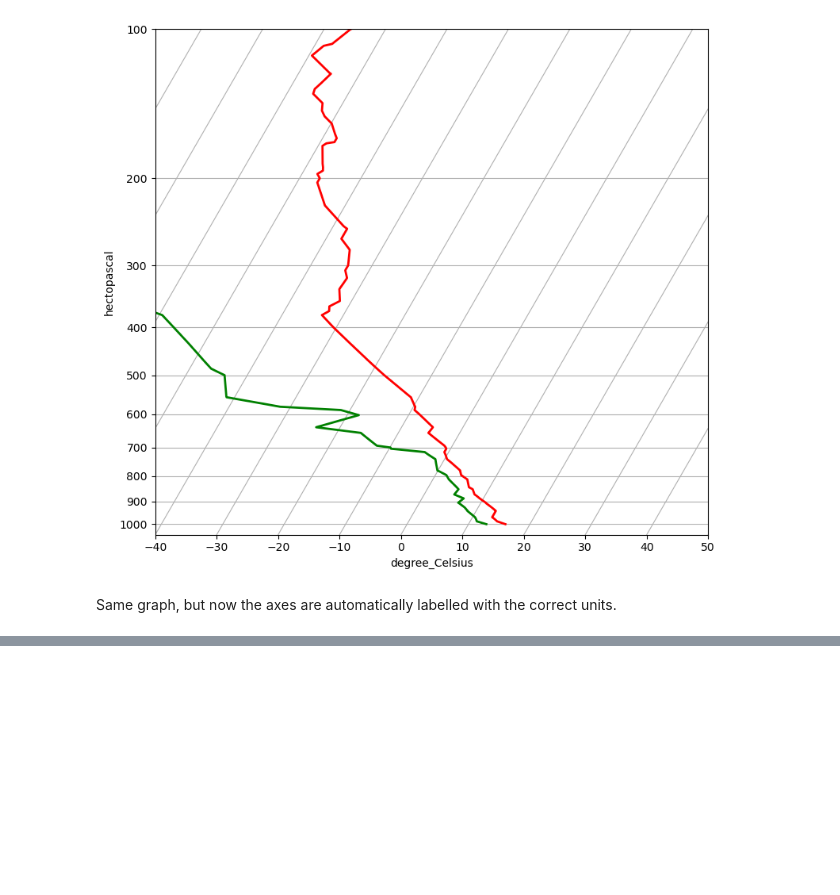
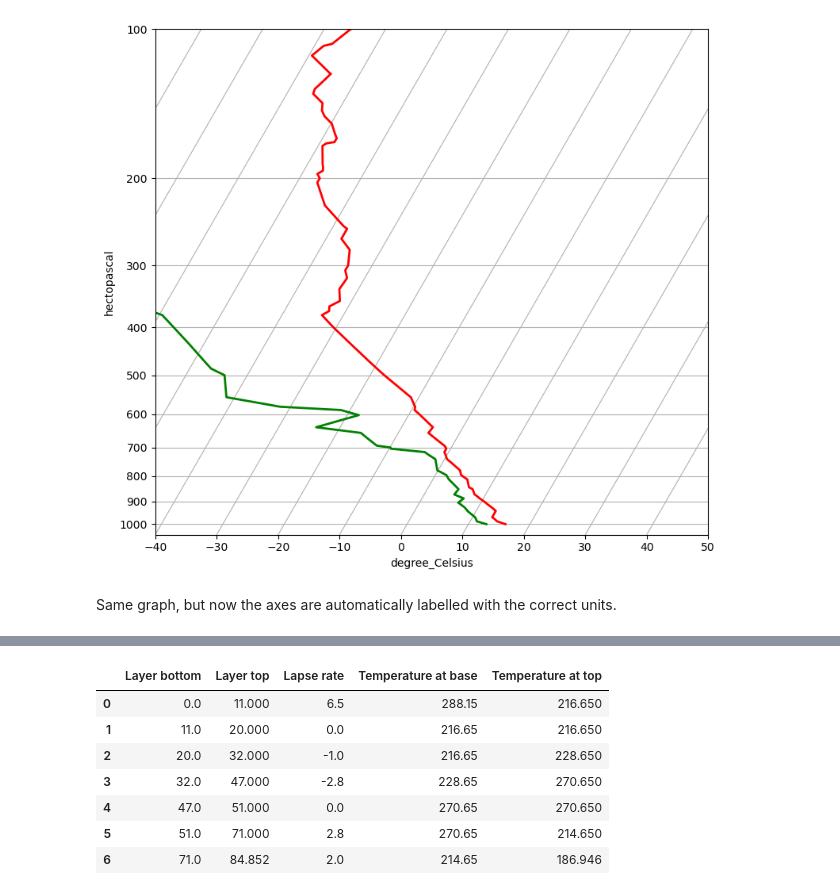
Before and after one commit to brian-rose/atm320-thermodynamics, a Jupyter notebook: notebooks/soundings.ipynb, the cells around one changed output, grey strips where cells are left out. Drawn from its saved outputs; the diff is of its cells as text; code cells hidden in the pictures; blank space fills up the shorter version.

```diff
--- a/notebooks/soundings.ipynb
+++ b/notebooks/soundings.ipynb
@@ -80,0 +118,16 @@ Same graph, but now the axes are automatically labelled with the correct units.
+# %%
+df = pd.DataFrame({"Layer bottom": layer_bottom,
+                  "Layer top": layer_top,
+                  "Lapse rate": lapse_rate,
+                  "Temperature at base": temperature_bottom,
+                  "Temperature at top": temperature_top}),km z
+df
+# %% [output]
+|  | Layer bottom | Layer top | Lapse rate | Temperature at base | Temperature at top |
+| 0 | 0.0 | 11.000 | 6.5 | 288.15 | 216.650 |
+| 1 | 11.0 | 20.000 | 0.0 | 216.65 | 216.650 |
+| 2 | 20.0 | 32.000 | -1.0 | 216.65 | 228.650 |
+| 3 | 32.0 | 47.000 | -2.8 | 228.65 | 270.650 |
+| 4 | 47.0 | 51.000 | 0.0 | 270.65 | 270.650 |
+| 5 | 51.0 | 71.000 | 2.8 | 270.65 | 214.650 |
+| 6 | 71.0 | 84.852 | 2.0 | 214.65 | 186.946 |
```
Also changed, not shown: parts of 7 cells of this notebook.
